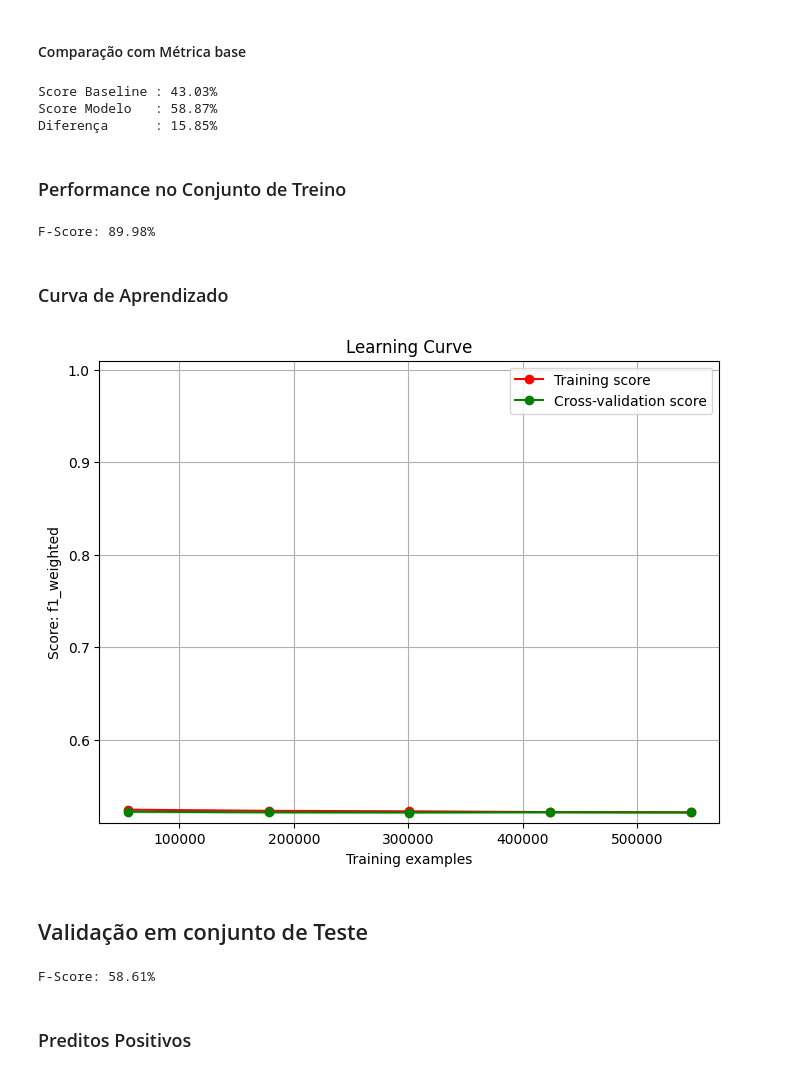
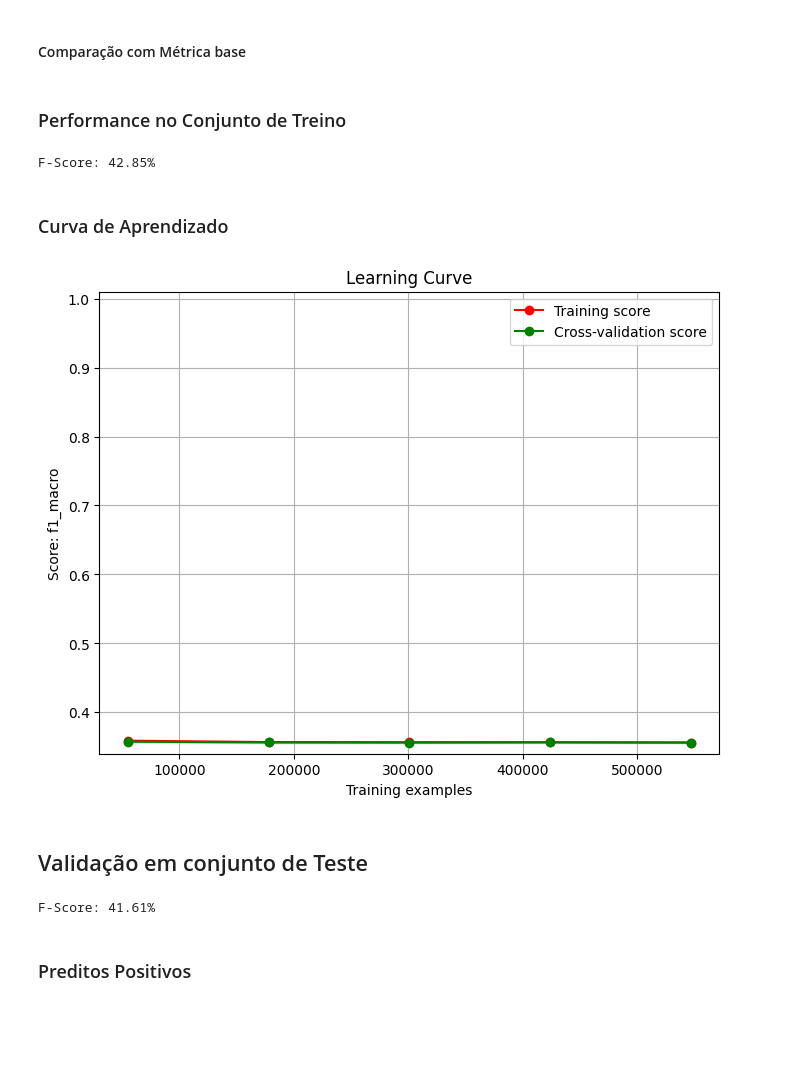
Before and after one commit to AlanTaranti/introducao-analise-sentimento, a Jupyter notebook: 3 - Pre-Label Model - Sum of Frequencies.ipynb, the cells around one changed output. Cells and saved outputs as stored; diff of their text form; code cells hidden in the pictures; blank space fills up the shorter version.

```diff
--- a/3 - Pre-Label Model - Sum of Frequencies.ipynb
+++ b/3 - Pre-Label Model - Sum of Frequencies.ipynb
@@ -446,34 +330,11 @@ Referências:
 - [https://scikit-learn.org/stable/modules/grid_search.html#randomized-parameter-search](https://scikit-learn.org/stable/modules/grid_search.html#randomized-parameter-search)
 # %%
 params = {
-    "C": [
-        0.47,
-        0.53,
-        0.59,
-        0.61,
-        0.67,
-        0.71,
-        0.73,
-        0.79,
-        0.83,
-        0.89,
-        0.97,
-        1,
-        2,
-        3,
-        5,
-        7,
-        9,
-        11,
-        13,
-        17,
-        19,
-        21,
-    ],
-    "tol": [1e-5, 5e-5, 1e-4, 5e-4, 1e-3, 5e-3],
+    "C": np.linspace(0.5, 2, 100),
+    "tol": np.linspace(1e-5, 1e-3, 100),
 }
 
-clf = RandomizedSearchCV(log, params, scoring="f1_weighted", n_jobs=-1, random_state=42)
+clf = RandomizedSearchCV(log, params, scoring="f1_macro", n_jobs=-1, random_state=42)
 clf.fit(X_features_train_scaled, y_features_train)
 
 print("Best F-Score: {:.2f}%".format(clf.best_score_ * 100))
@@ -571,3 +416,10 @@ rf = RandomForestClassifier(
+# %%
+hgb = HistGradientBoostingClassifier(
+    tol=0.00024,
+    min_samples_leaf=5,
+    learning_rate=0.74,
+    random_state=42,
+)
 # %%
 s1 = time()
 scores = cross_val_score(
@@ -585,2 +434,2 @@ F-Score: 58.87%
 # %%
-rf.fit(X_features_train_scaled, y_features_train)
+hgb.fit(X_features_train_scaled, y_features_train)
@@ -617,38 +467,34 @@ print({"n_estimators": 100, "min_samples_split": 2, "min_samples_leaf": 2})
 # %% [markdown]
 #### Comparação com Métrica base
 # %%
-print("Score Baseline : {:.2f}%".format(baseline_score*100))
-print("Score Modelo   : {:.2f}%".format(rf_score*100))
-print("Diferença      : {:.2f}%".format(np.abs(baseline_score-rf_score)*100))
+print("Score Baseline : {:.2f}%".format(baseline_score * 100))
+print("Score Modelo   : {:.2f}%".format(hgb_score * 100))
+print("Diferença      : {:.2f}%".format(np.abs(baseline_score - hgb_score) * 100))
-# %% [output]
-Score Baseline : 43.03%
-Score Modelo   : 58.87%
-Diferença      : 15.85%
 # %% [markdown]
 ### Performance no Conjunto de Treino
 # %%
-y_pred = rf.predict(X_features_train_scaled)
-score = f1_score(y_features_train, y_pred, average="weighted")
+y_pred = hgb.predict(X_features_train_scaled)
+score = f1_score(y_features_train, y_pred, average="macro")
 print("F-Score: {:.2f}%".format(score * 100))
 # %% [output]
-F-Score: 89.98%
+F-Score: 42.85%
 # %% [markdown]
 ### Curva de Aprendizado
 # %%
 plt = plot_learning_curve(
-    classifier, X_features_train_scaled, y_features_train, scoring="f1_weighted"
+    classifier, X_features_train_scaled, y_features_train, scoring="f1_macro"
 )
 plt.show()
 # %% [output]
-[figure, old version]
+[figure, new version]
 # %% [markdown]
 ## Validação em conjunto de Teste
 # %%
-y_pred = rf.predict(X_features_test_scaled)
-score = f1_score(y_features_test, y_pred, average="weighted")
+y_pred = hgb.predict(X_features_test_scaled)
+score = f1_score(y_features_test, y_pred, average="macro")
 print("F-Score: {:.2f}%".format(score * 100))
 # %% [output]
-F-Score: 58.61%
+F-Score: 41.61%
 # %% [markdown]
 ### Preditos Positivos
 # %%
```
Also changed, not shown: parts of 50 cells of this notebook.
